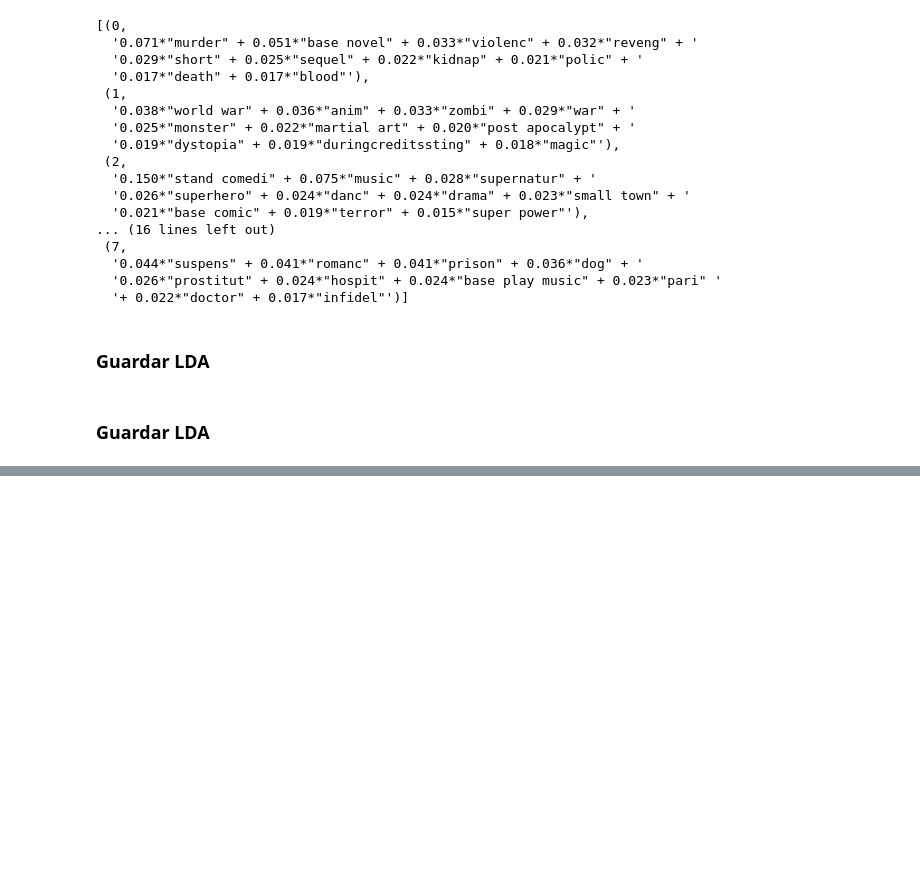
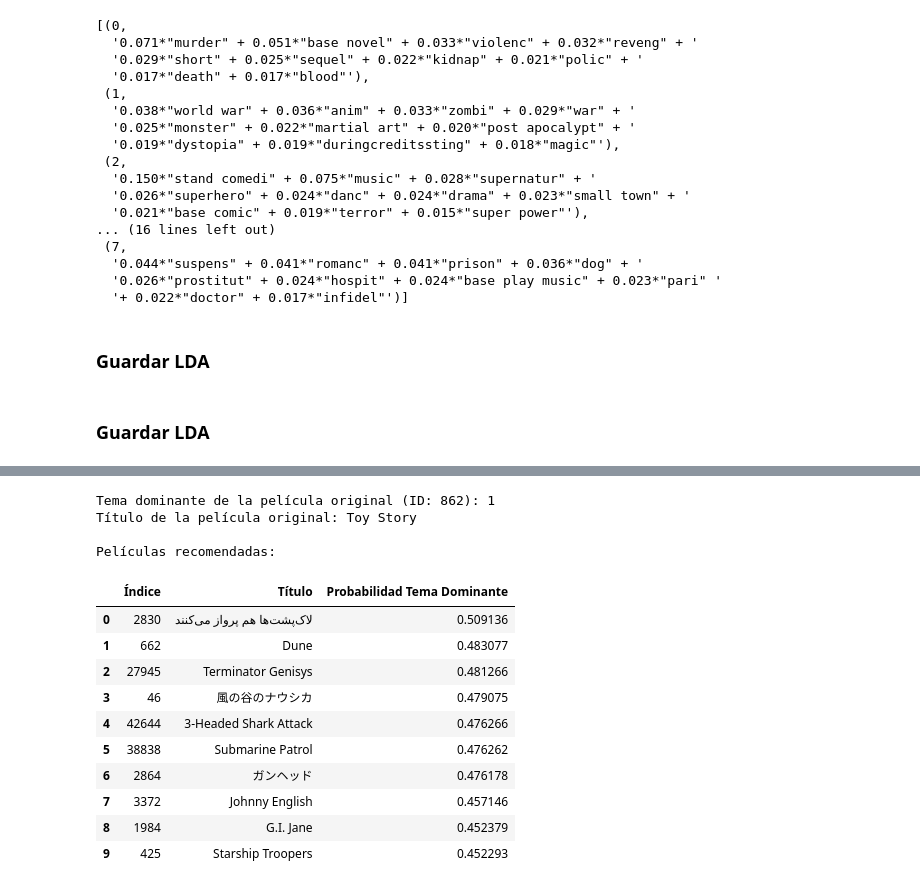
Before and after one commit to juankquintana/proyecto_recomendacion_peliculas, a Jupyter notebook: NLPModels.ipynb, the cells around one changed output, grey strips where cells are left out. Saved outputs shown, nothing was run; the diff lists cells and outputs as text; code cells hidden in the pictures; blank space fills up the shorter version.

```diff
--- a/NLPModels.ipynb
+++ b/NLPModels.ipynb
@@ -600,0 +626,4 @@ Estimacion_Pickle = LdaModel.load('ModelosNLP/lda_model_estimacion.pkl')
+# %%
+l=[Estimacion_Pickle.get_document_topics(item) for item in corpus]
+#'La venganza del metegol'
+l[682]
@@ -600,0 +702,18 @@ Estimacion_Pickle = LdaModel.load('ModelosNLP/lda_model_estimacion.pkl')
+# %%
+recomendador_LDA('862', l,num_recomendaciones=10)
+# %% [output]
+Tema dominante de la película original (ID: 862): 1
+Título de la película original: Toy Story
+
+Películas recomendadas:
+|  | Índice | Título | Probabilidad Tema Dominante |
+| 0 | 2830 | لاک‌پشت‌ها هم پرواز می‌کنند | 0.509136 |
+| 1 | 662 | Dune | 0.483077 |
+| 2 | 27945 | Terminator Genisys | 0.481266 |
+| 3 | 46 | 風の谷のナウシカ | 0.479075 |
+| 4 | 42644 | 3-Headed Shark Attack | 0.476266 |
+| 5 | 38838 | Submarine Patrol | 0.476262 |
+| 6 | 2864 | ガンヘッド | 0.476178 |
+| 7 | 3372 | Johnny English | 0.457146 |
+| 8 | 1984 | G.I. Jane | 0.452379 |
+| 9 | 425 | Starship Troopers | 0.452293 |
```
Also changed, not shown: parts of 9 cells of this notebook.
